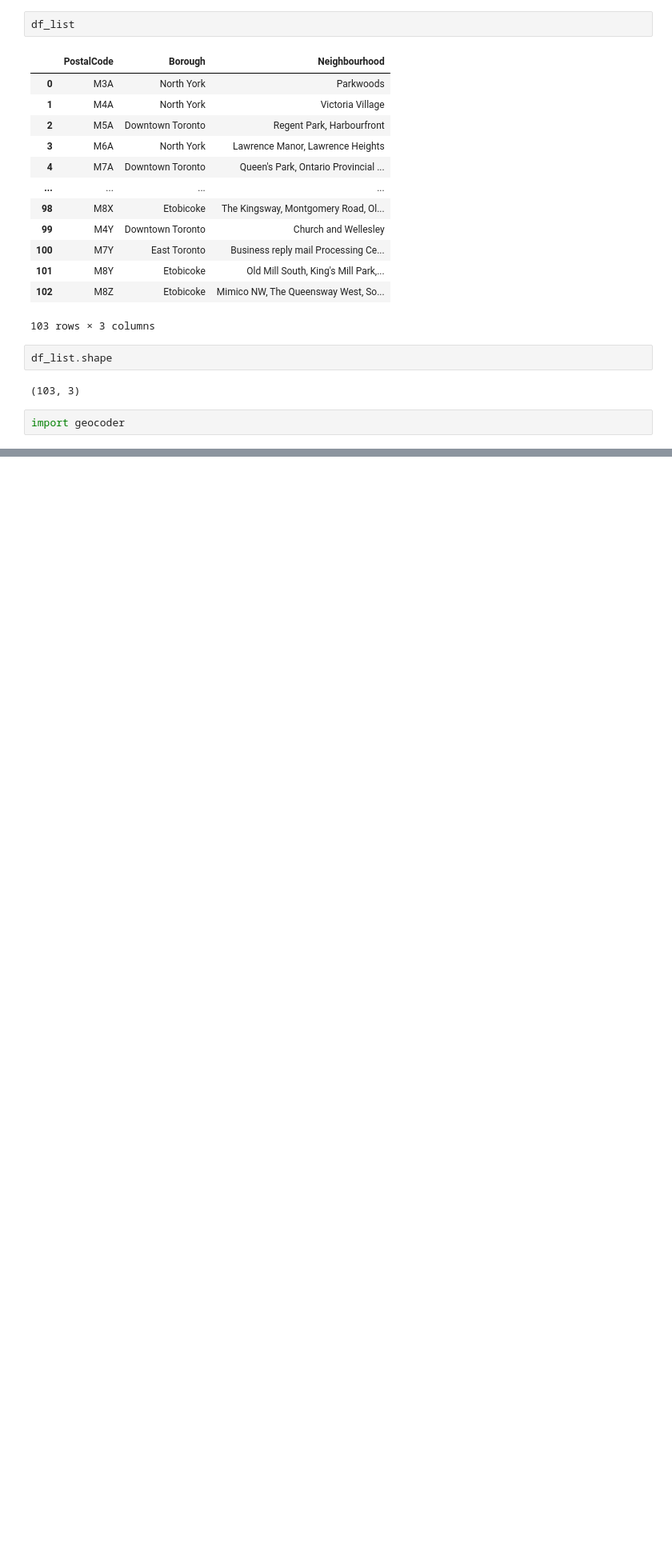
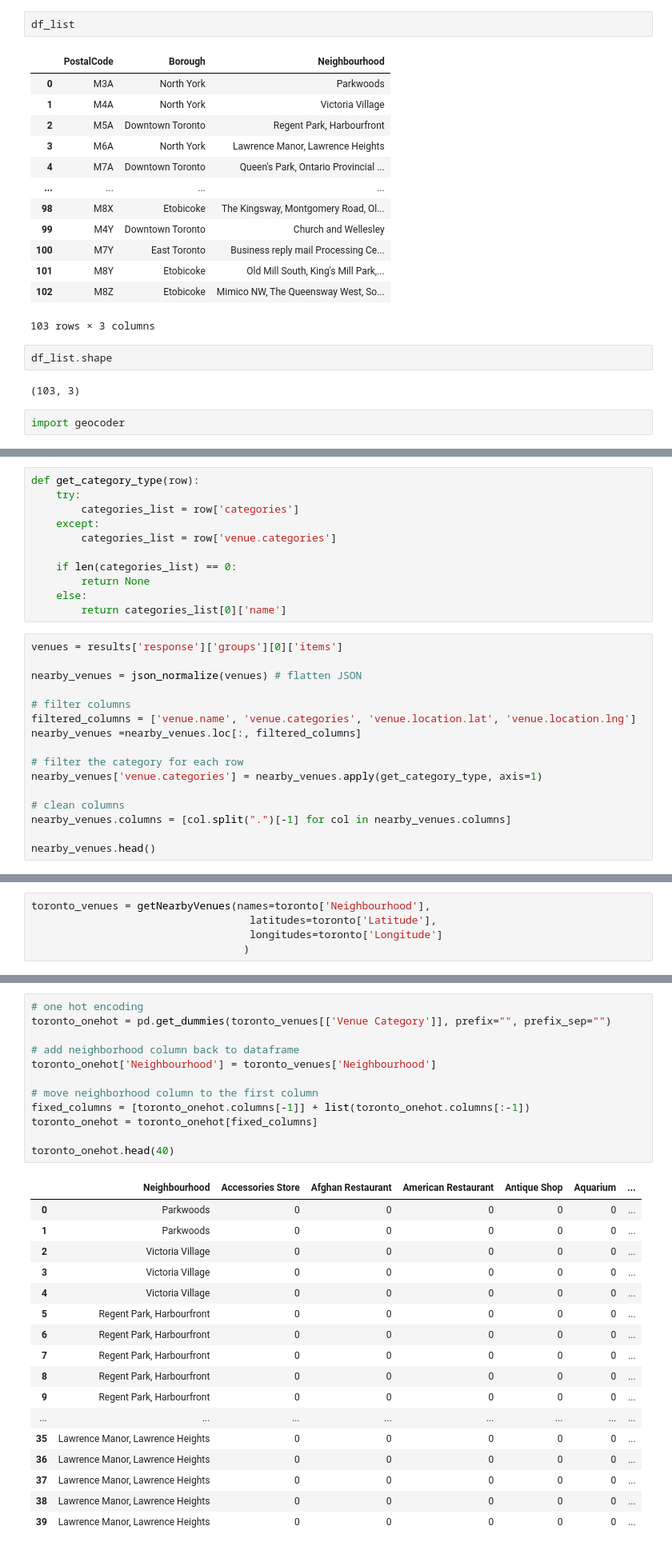
Before and after one commit to dmalc/Coursera_Capstone, a Jupyter notebook: Clustering Toronto Neighborhoods.ipynb, the cells around one changed output, grey strips where cells are left out. Shown: that part at 80% size. Saved outputs shown, nothing was run; the diff lists cells and outputs as text; blank space fills up the shorter version.

```diff
--- a/Clustering Toronto Neighborhoods.ipynb
+++ b/Clustering Toronto Neighborhoods.ipynb
@@ -160,0 +290,27 @@ toronto
+# %%
+def get_category_type(row):
+    try:
+        categories_list = row['categories']
+    except:
+        categories_list = row['venue.categories']
+
+    if len(categories_list) == 0:
+        return None
+    else:
+        return categories_list[0]['name']
+# %%
+venues = results['response']['groups'][0]['items']
+
+nearby_venues = json_normalize(venues) # flatten JSON
+
+# filter columns
+filtered_columns = ['venue.name', 'venue.categories', 'venue.location.lat', 'venue.location.lng']
+nearby_venues =nearby_venues.loc[:, filtered_columns]
+
+# filter the category for each row
+nearby_venues['venue.categories'] = nearby_venues.apply(get_category_type, axis=1)
+
+# clean columns
+nearby_venues.columns = [col.split(".")[-1] for col in nearby_venues.columns]
+
+nearby_venues.head()
@@ -160,0 +368,5 @@ toronto
+# %%
+toronto_venues = getNearbyVenues(names=toronto['Neighbourhood'],
+                                   latitudes=toronto['Latitude'],
+                                   longitudes=toronto['Longitude']
+                                  )
@@ -160,0 +425,30 @@ toronto
+# %%
+# one hot encoding
+toronto_onehot = pd.get_dummies(toronto_venues[['Venue Category']], prefix="", prefix_sep="")
+
+# add neighborhood column back to dataframe
+toronto_onehot['Neighbourhood'] = toronto_venues['Neighbourhood']
+
+# move neighborhood column to the first column
+fixed_columns = [toronto_onehot.columns[-1]] + list(toronto_onehot.columns[:-1])
+toronto_onehot = toronto_onehot[fixed_columns]
+
+toronto_onehot.head(40)
+# %% [output]
+|  | Neighbourhood | Accessories Store | Afghan Restaurant | American Restaurant | Antique Shop | Aquarium | ... |
+| 0 | Parkwoods | 0 | 0 | 0 | 0 | 0 | ... |
+| 1 | Parkwoods | 0 | 0 | 0 | 0 | 0 | ... |
+| 2 | Victoria Village | 0 | 0 | 0 | 0 | 0 | ... |
+| 3 | Victoria Village | 0 | 0 | 0 | 0 | 0 | ... |
+| 4 | Victoria Village | 0 | 0 | 0 | 0 | 0 | ... |
+| 5 | Regent Park, Harbourfront | 0 | 0 | 0 | 0 | 0 | ... |
+| 6 | Regent Park, Harbourfront | 0 | 0 | 0 | 0 | 0 | ... |
+| 7 | Regent Park, Harbourfront | 0 | 0 | 0 | 0 | 0 | ... |
+| 8 | Regent Park, Harbourfront | 0 | 0 | 0 | 0 | 0 | ... |
+| 9 | Regent Park, Harbourfront | 0 | 0 | 0 | 0 | 0 | ... |
+| ... | ... | ... | ... | ... | ... | ... | ... |
+| 35 | Lawrence Manor, Lawrence Heights | 0 | 0 | 0 | 0 | 0 | ... |
+| 36 | Lawrence Manor, Lawrence Heights | 0 | 0 | 0 | 0 | 0 | ... |
+| 37 | Lawrence Manor, Lawrence Heights | 0 | 0 | 0 | 0 | 0 | ... |
+| 38 | Lawrence Manor, Lawrence Heights | 0 | 0 | 0 | 0 | 0 | ... |
+| 39 | Lawrence Manor, Lawrence Heights | 0 | 0 | 0 | 0 | 0 | ... |
```
Also changed, not shown: parts of 39 cells of this notebook.
